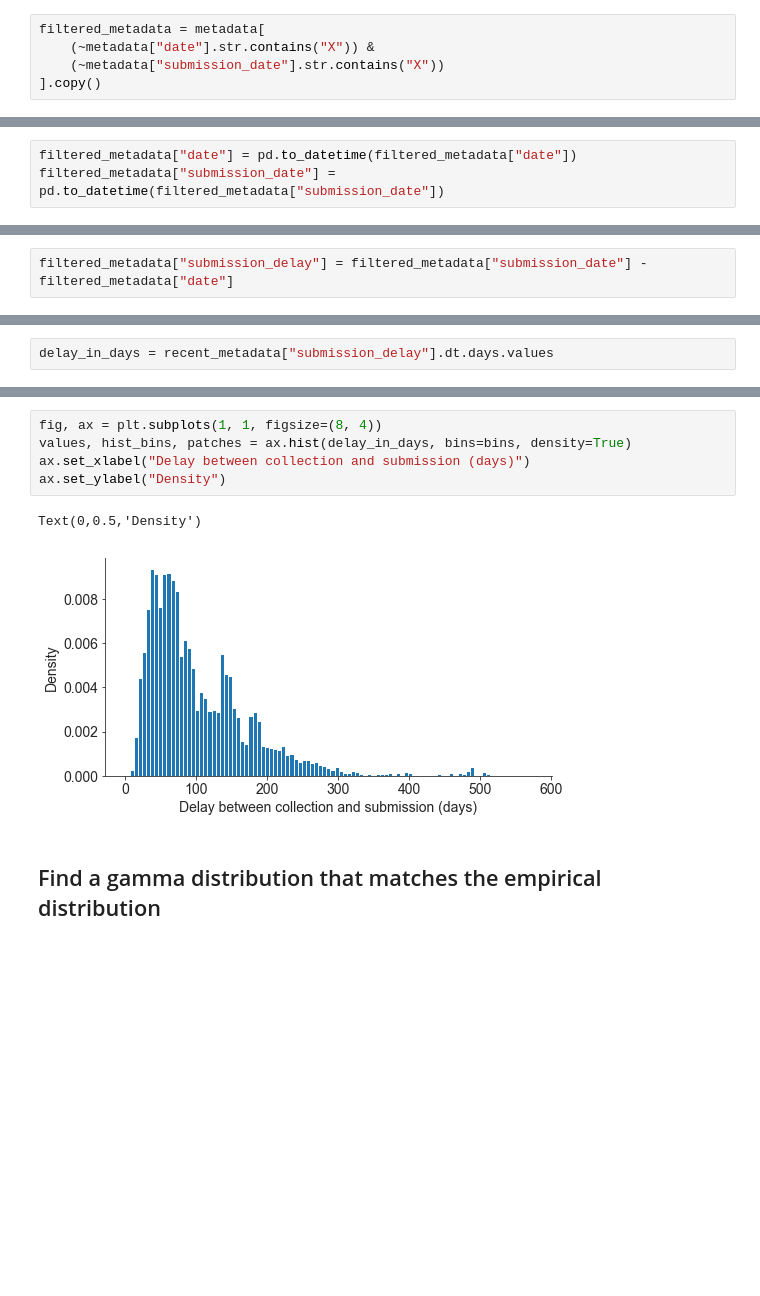
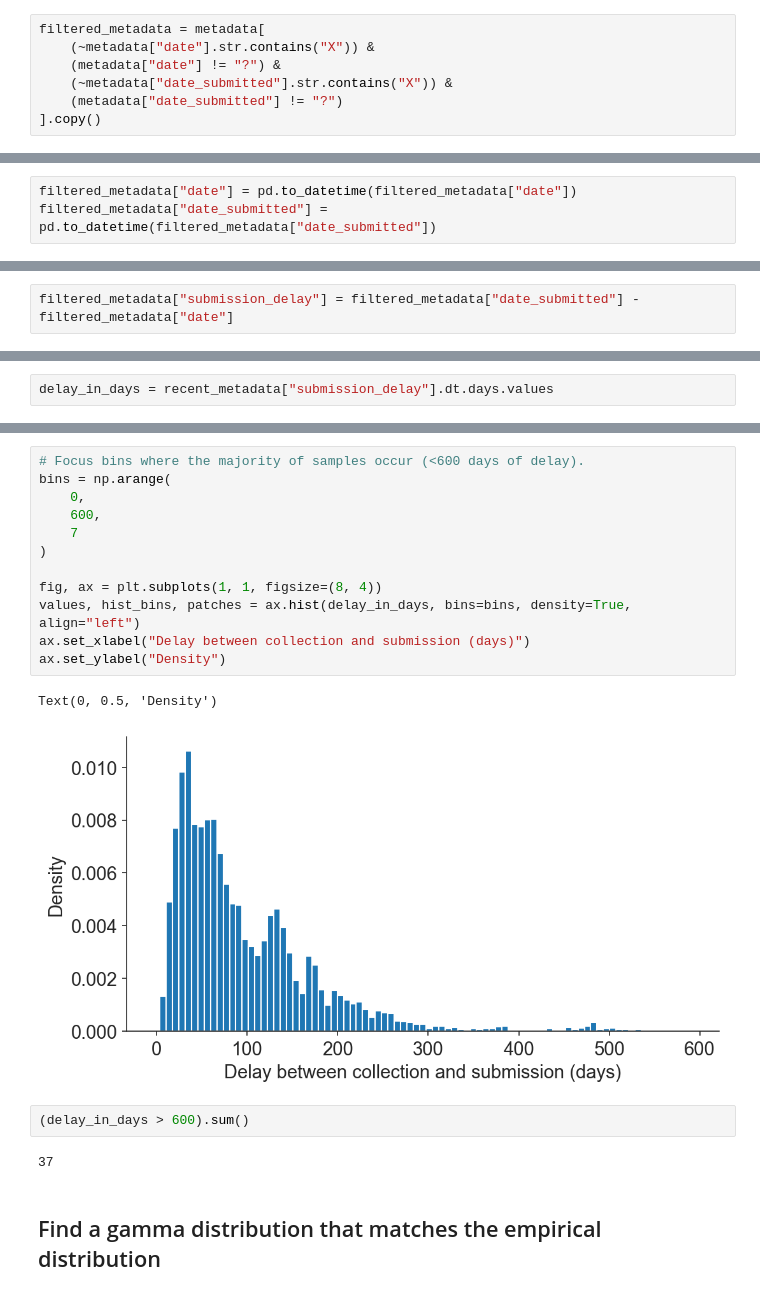
Before and after one commit to blab/flu-forecasting-delays, a Jupyter notebook: analysis/2020-10-11-plot-distribution-of-submission-delays.ipynb, the cells around one changed output, grey strips where cells are left out. Cells and saved outputs as stored; diff of their text form; blank space fills up the shorter version.

```diff
--- a/analysis/2020-10-11-plot-distribution-of-submission-delays.ipynb
+++ b/analysis/2020-10-11-plot-distribution-of-submission-delays.ipynb
@@ -49,7 +57,9 @@ Drop records with ambiguous collection or submission dates. We need complete dat
 # %%
 filtered_metadata = metadata[
     (~metadata["date"].str.contains("X")) &
-    (~metadata["submission_date"].str.contains("X"))
+    (metadata["date"] != "?") &
+    (~metadata["date_submitted"].str.contains("X")) &
+    (metadata["date_submitted"] != "?")
 ].copy()
 # %%
 metadata.shape
@@ -63,7 +73,7 @@ filtered_metadata.shape
 Convert date fields into timestamps.
 # %%
 filtered_metadata["date"] = pd.to_datetime(filtered_metadata["date"])
-filtered_metadata["submission_date"] = pd.to_datetime(filtered_metadata["submission_date"])
+filtered_metadata["date_submitted"] = pd.to_datetime(filtered_metadata["date_submitted"])
 # %%
 filtered_metadata.head()
 # %% [output]
@@ -76,7 +86,7 @@ filtered_metadata.head()
 # %% [markdown]
 ## Calculate and plot delay between collection and submission
 # %%
-filtered_metadata["submission_delay"] = filtered_metadata["submission_date"] - filtered_metadata["date"]
+filtered_metadata["submission_delay"] = filtered_metadata["date_submitted"] - filtered_metadata["date"]
 # %%
 filtered_metadata.head()
 # %% [output]
@@ -264,12 +298,23 @@ who_collaborating_centre_for_reference_and_research_on_influenza     2
 Name: submitting_lab, dtype: int64
 # %%
+# Focus bins where the majority of samples occur (<600 days of delay).
+bins = np.arange(
+    0,
+    600,
+    7
+)
+
 fig, ax = plt.subplots(1, 1, figsize=(8, 4))
-values, hist_bins, patches = ax.hist(delay_in_days, bins=bins, density=True)
+values, hist_bins, patches = ax.hist(delay_in_days, bins=bins, density=True, align="left")
 ax.set_xlabel("Delay between collection and submission (days)")
 ax.set_ylabel("Density")
 # %% [output]
-Text(0,0.5,'Density')
+Text(0, 0.5, 'Density')
-[figure, old version]
+[figure, new version]
+# %%
+(delay_in_days > 600).sum()
+# %% [output]
+37
 # %% [markdown]
 ## Find a gamma distribution that matches the empirical distribution
 # %% [markdown]
```
Also changed, not shown: parts of 63 cells of this notebook, 10 other files.
